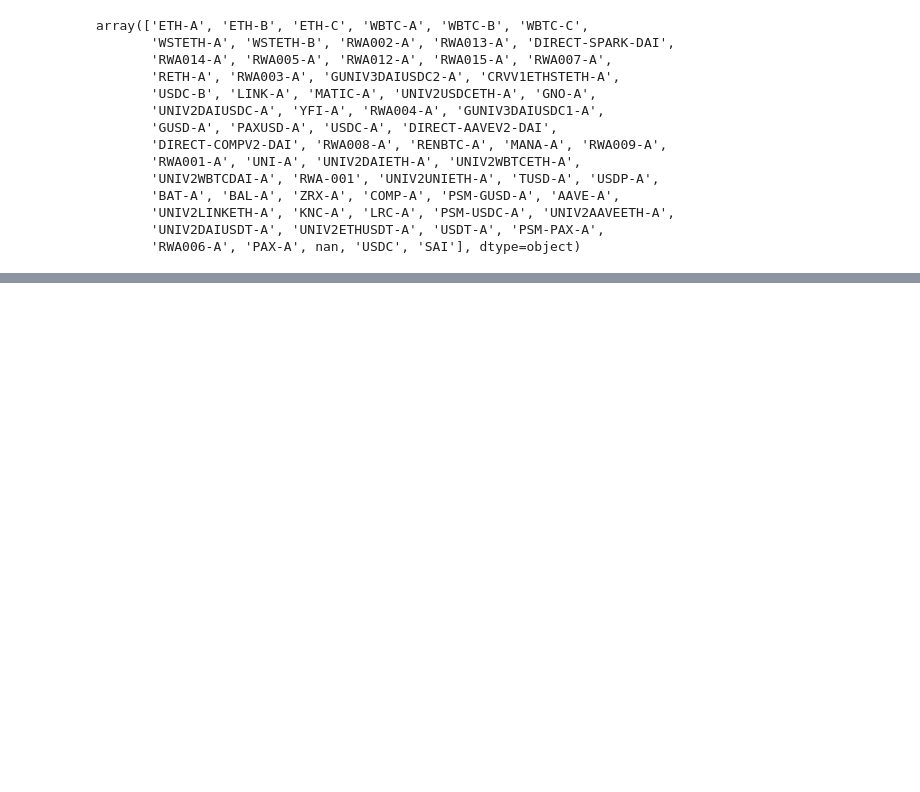
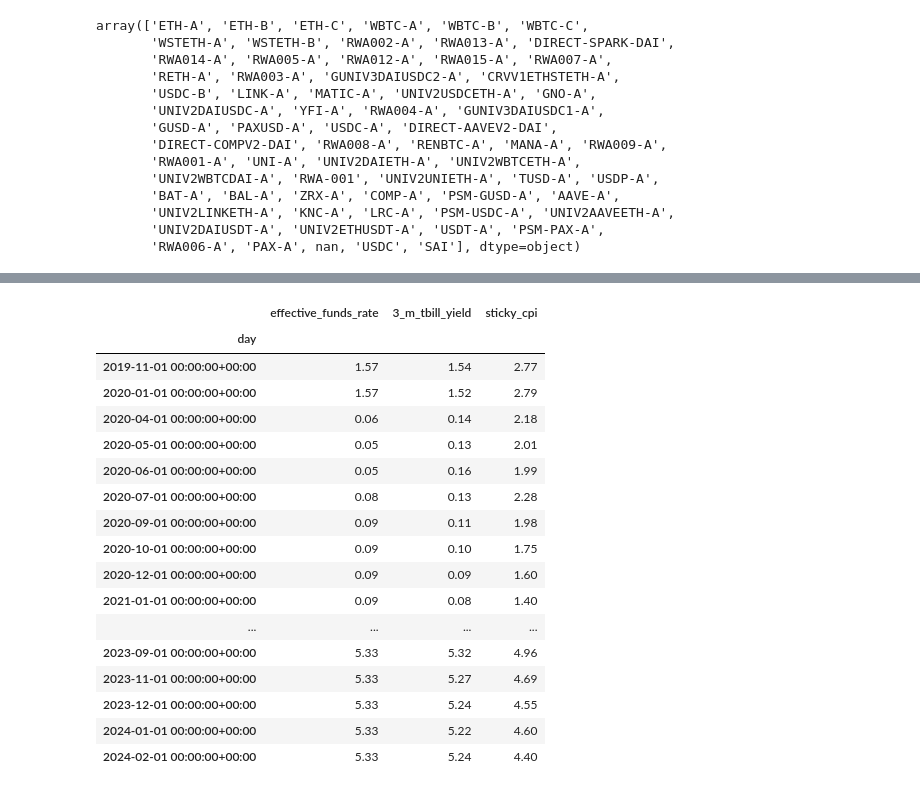
Before and after one commit to BrandynHamilton/mkrdao_port_mgmt, a Jupyter notebook: notebooks/exploratory.ipynb, the cells around one changed output, grey strips where cells are left out. Cells and saved outputs as stored; diff of their text form; code cells hidden in the pictures; blank space fills up the shorter version.

```diff
--- a/notebooks/exploratory.ipynb
+++ b/notebooks/exploratory.ipynb
@@ -1605,0 +2003,29 @@ dai_vol
+# %%
+macro_data = macro_data.merge(sticky_index, on=['date'],how='inner')
+# %%
+macro_data = macro_data.drop(columns=['3m_tbill'])
+# %%
+macro_data.set_index('date',inplace=True)
+# %%
+macro_data.rename_axis('day',inplace=True)
+# %%
+macro_data
+# %% [output]
+|  | effective_funds_rate | 3_m_tbill_yield | sticky_cpi |
+| day |  |  |  |
+| 2019-11-01 00:00:00+00:00 | 1.57 | 1.54 | 2.77 |
+| 2020-01-01 00:00:00+00:00 | 1.57 | 1.52 | 2.79 |
+| 2020-04-01 00:00:00+00:00 | 0.06 | 0.14 | 2.18 |
+| 2020-05-01 00:00:00+00:00 | 0.05 | 0.13 | 2.01 |
+| 2020-06-01 00:00:00+00:00 | 0.05 | 0.16 | 1.99 |
+| 2020-07-01 00:00:00+00:00 | 0.08 | 0.13 | 2.28 |
+| 2020-09-01 00:00:00+00:00 | 0.09 | 0.11 | 1.98 |
+| 2020-10-01 00:00:00+00:00 | 0.09 | 0.10 | 1.75 |
+| 2020-12-01 00:00:00+00:00 | 0.09 | 0.09 | 1.60 |
+| 2021-01-01 00:00:00+00:00 | 0.09 | 0.08 | 1.40 |
+| ... | ... | ... | ... |
+| 2023-09-01 00:00:00+00:00 | 5.33 | 5.32 | 4.96 |
+| 2023-11-01 00:00:00+00:00 | 5.33 | 5.27 | 4.69 |
+| 2023-12-01 00:00:00+00:00 | 5.33 | 5.24 | 4.55 |
+| 2024-01-01 00:00:00+00:00 | 5.33 | 5.22 | 4.60 |
+| 2024-02-01 00:00:00+00:00 | 5.33 | 5.24 | 4.40 |
```
Also changed, not shown: parts of 108 cells of this notebook, 7 other files.
